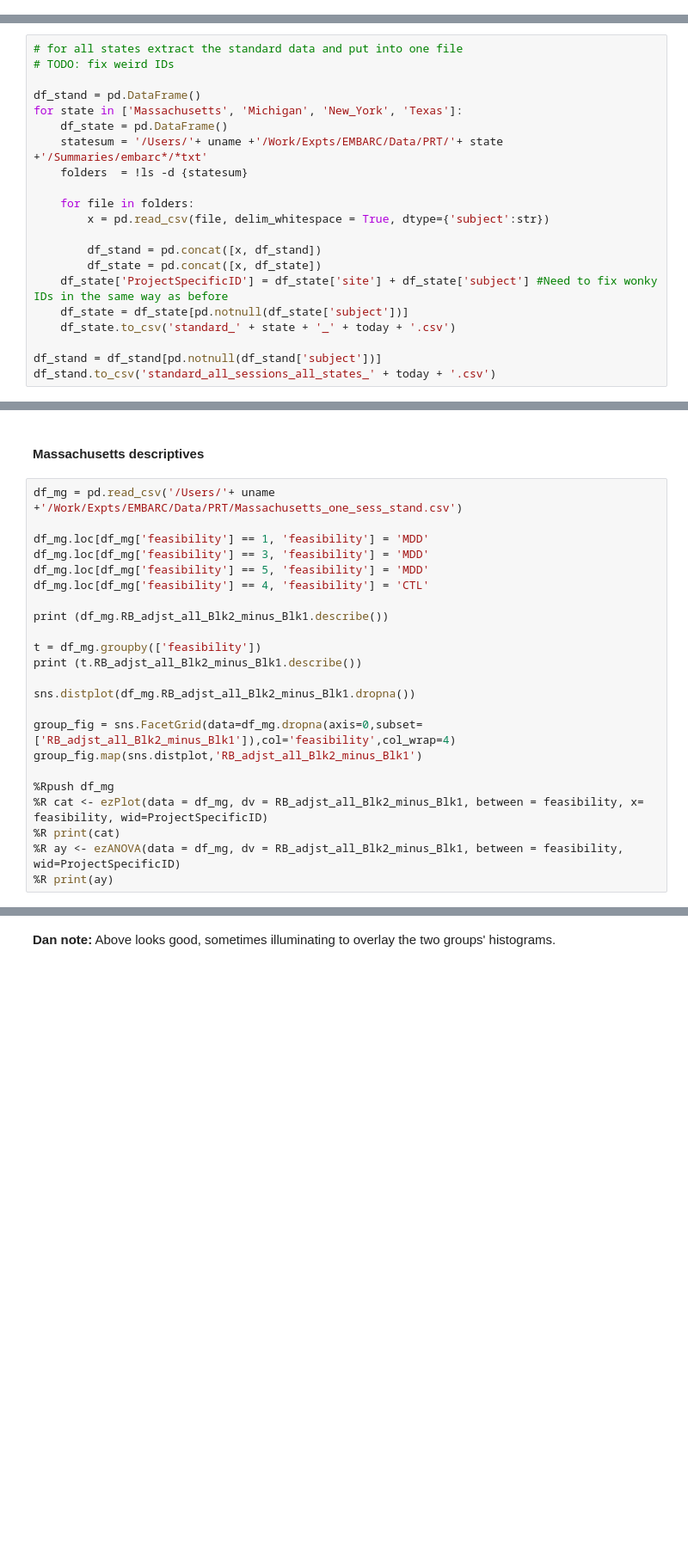
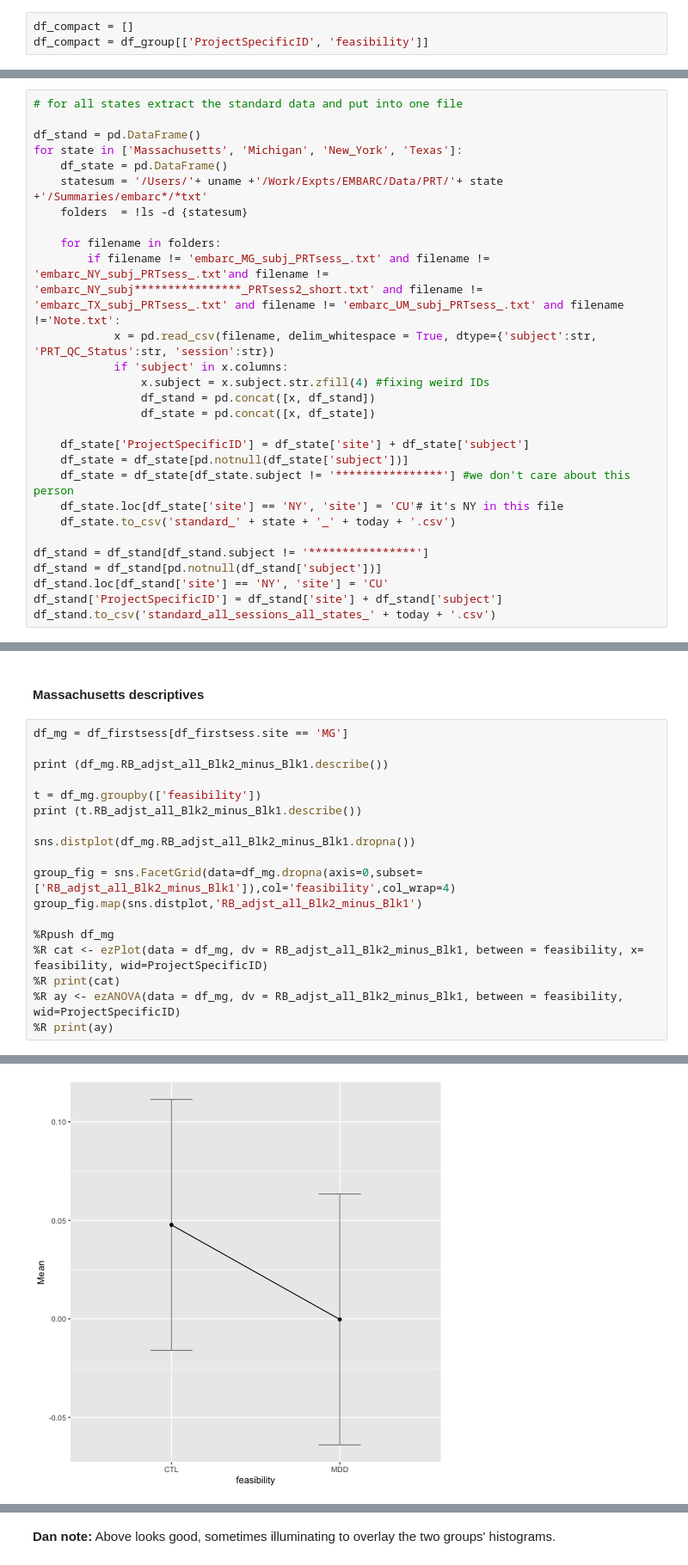
Before and after one commit to vlawlor/EMBARC-PRT, a Jupyter notebook: PRT_Prettier.ipynb, the cells around one changed output, grey strips where cells are left out. Shown at 86% size. Saved outputs shown, nothing was run; the diff lists cells and outputs as text; blank space fills up the shorter version.

Commit message:
still matching up trial and standard data

```diff
--- a/PRT_Prettier.ipynb
+++ b/PRT_Prettier.ipynb
@@ -242,3 +237,6 @@ df_compact = df_all[['site', 'subject', 'date', 'bias', 'rich_stim', 'lean_stim'
+# %%
+df_compact = []
+df_compact = df_group[['ProjectSpecificID', 'feasibility']]
 # %%
 # number of outlier trials (1.0) in ALL sessions
 print (df_all["outlier"].value_counts())
@@ -330,7 +322,6 @@ def replacetabs(state):
     #-------------DELETE SOON------------------
 # %%
 # for all states extract the standard data and put into one file
-# TODO: fix weird IDs
 
 df_stand = pd.DataFrame()
 for state in ['Massachusetts', 'Michigan', 'New_York', 'Texas']:
@@ -338,14 +329,22 @@ for state in ['Massachusetts', 'Michigan', 'New_York', 'Texas']:
     statesum = '/Users/'+ uname +'/Work/Expts/EMBARC/Data/PRT/'+ state +'/Summaries/embarc*/*txt'
     folders  = !ls -d {statesum}
 
-    for file in folders:
-        x = pd.read_csv(file, delim_whitespace = True, dtype={'subject':str})
+    for filename in folders:
+        if filename != 'embarc_MG_subj_PRTsess_.txt' and filename != 'embarc_NY_subj_PRTsess_.txt'and filename != 'embarc_NY_subj****************_PRTsess2_short.txt' and filename != 'embarc_TX_subj_PRTsess_.txt' and filename != 'embarc_UM_subj_PRTsess_.txt' and filename !='Note.txt':
+            x = pd.read_csv(filename, delim_whitespace = True, dtype={'subject':str, 'PRT_QC_Status':str, 'session':str})
+            if 'subject' in x.columns:
+                x.subject = x.subject.str.zfill(4) #fixing weird IDs
+                df_stand = pd.concat([x, df_stand])
+                df_state = pd.concat([x, df_state])
 
-        df_stand = pd.concat([x, df_stand])
-        df_state = pd.concat([x, df_state])
-    df_state['ProjectSpecificID'] = df_state['site'] + df_state['subject'] #Need to fix wonky IDs in the same way as before
+    df_state['ProjectSpecificID'] = df_state['site'] + df_state['subject']
     df_state = df_state[pd.notnull(df_state['subject'])]
+    df_state = df_state[df_state.subject != '****************'] #we don't care about this person
+    df_state.loc[df_state['site'] == 'NY', 'site'] = 'CU'# it's NY in this file
     df_state.to_csv('standard_' + state + '_' + today + '.csv')
 
+df_stand = df_stand[df_stand.subject != '****************']
 df_stand = df_stand[pd.notnull(df_stand['subject'])]
+df_stand.loc[df_stand['site'] == 'NY', 'site'] = 'CU'
+df_stand['ProjectSpecificID'] = df_stand['site'] + df_stand['subject']
 df_stand.to_csv('standard_all_sessions_all_states_' + today + '.csv')
@@ -422,12 +442,7 @@ for val in [('Massachusetts','MG'),('Michigan','UM'),('New_York','CU'),('Texas',
 # %% [markdown]
 #### Massachusetts descriptives
 # %%
-df_mg = pd.read_csv('/Users/'+ uname +'/Work/Expts/EMBARC/Data/PRT/Massachusetts_one_sess_stand.csv')
-
-df_mg.loc[df_mg['feasibility'] == 1, 'feasibility'] = 'MDD'
-df_mg.loc[df_mg['feasibility'] == 3, 'feasibility'] = 'MDD'
-df_mg.loc[df_mg['feasibility'] == 5, 'feasibility'] = 'MDD'
-df_mg.loc[df_mg['feasibility'] == 4, 'feasibility'] = 'CTL'
+df_mg = df_firstsess[df_firstsess.site == 'MG']
 
 print (df_mg.RB_adjst_all_Blk2_minus_Blk1.describe())
 
@@ -444,3 +459,4 @@ group_fig.map(sns.distplot,'RB_adjst_all_Blk2_minus_Blk1')
 %R print(cat)
 %R ay <- ezANOVA(data = df_mg, dv = RB_adjst_all_Blk2_minus_Blk1, between = feasibility, wid=ProjectSpecificID)
 %R print(ay)
+# %% [output]
@@ -446,0 +481 @@ group_fig.map(sns.distplot,'RB_adjst_all_Blk2_minus_Blk1')
+[figure, added]
```
Also changed, not shown: parts of 16 cells of this notebook.
